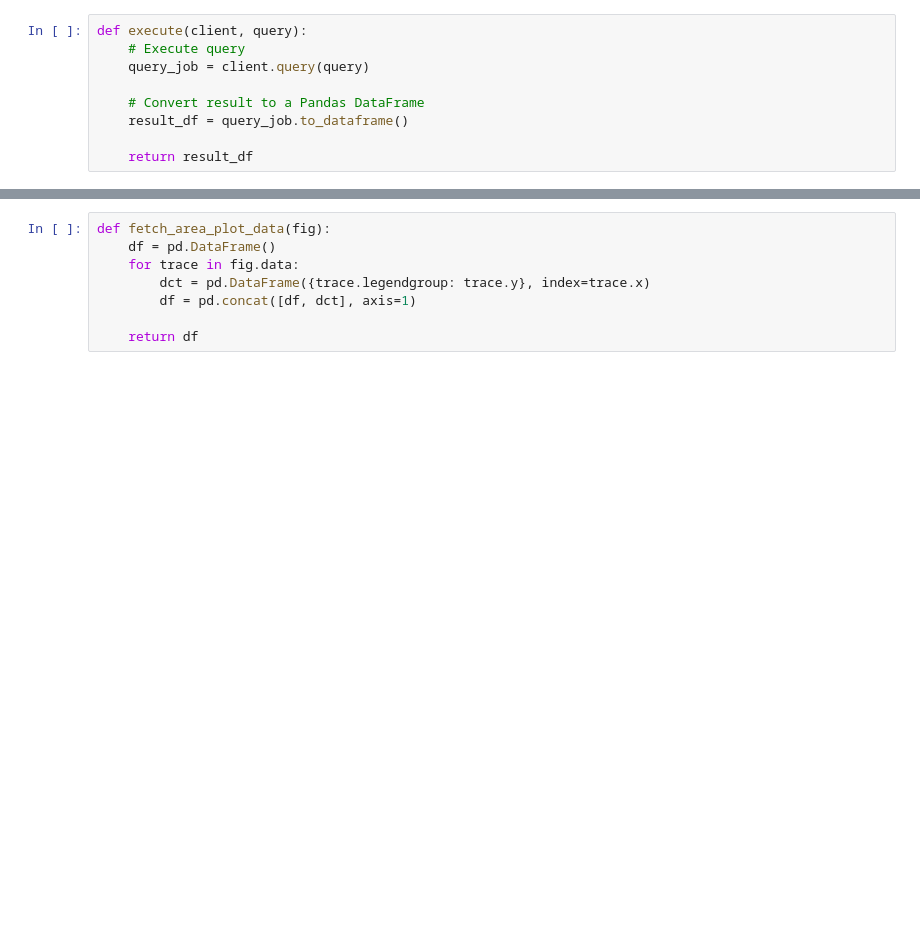
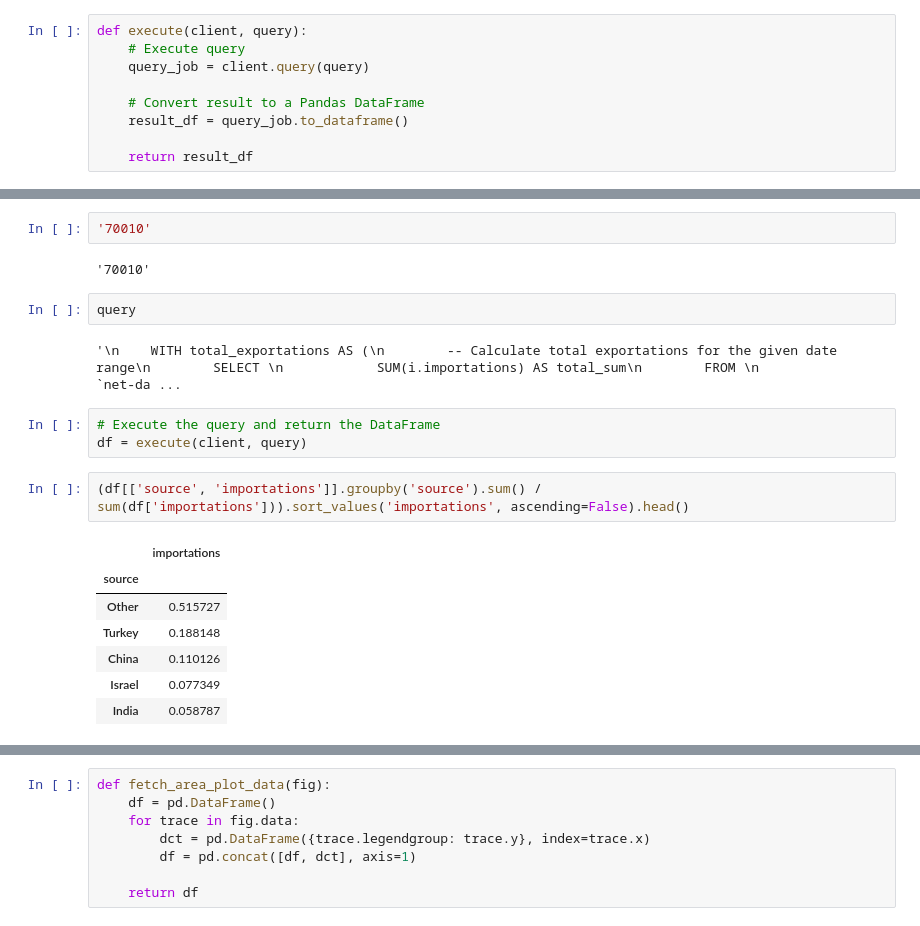
Before and after one commit to mattk7/epidemic-intelligence, a Jupyter notebook: junkdrawer/proceduralized_importation.ipynb, the cells around one changed output, grey strips where cells are left out. Cells and saved outputs as stored; diff of their text form; blank space fills up the shorter version.

```diff
--- a/junkdrawer/proceduralized_importation.ipynb
+++ b/junkdrawer/proceduralized_importation.ipynb
@@ -216,3 +175,24 @@ df.tail()
+# %%
+'70010'
+# %% [output]
+'70010'
+# %%
+query
+# %% [output]
+'\n    WITH total_exportations AS (\n        -- Calculate total exportations for the given date range\n        SELECT \n            SUM(i.importations) AS total_sum\n        FROM \n            `net-da ...
+# %%
+# Execute the query and return the DataFrame
+df = execute(client, query)
+# %%
+(df[['source', 'importations']].groupby('source').sum() / sum(df['importations'])).sort_values('importations', ascending=False).head()
+# %% [output]
+|  | importations |
+| source |  |
+| Other | 0.515727 |
+| Turkey | 0.188148 |
+| China | 0.110126 |
+| Israel | 0.077349 |
+| India | 0.058787 |
 # %%
 # Create the area plot
 fig = px.area(df, x='date', y='importations',
```
Also changed, not shown: parts of 13 cells of this notebook, 1 other file.
